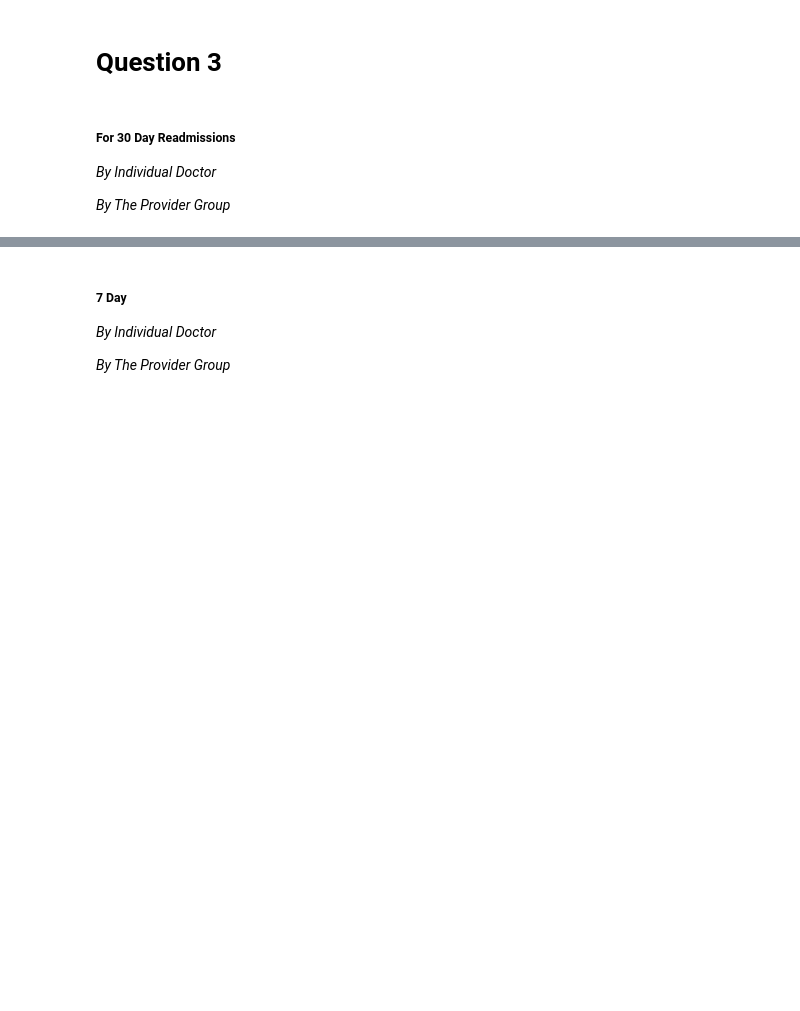
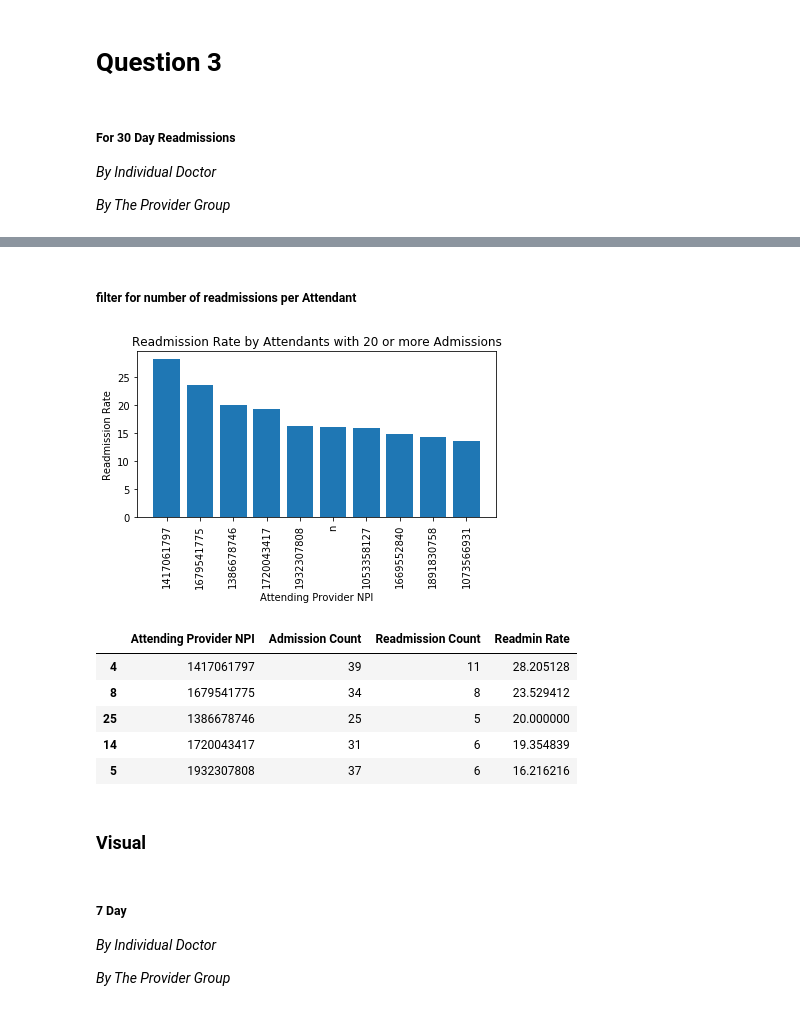
Before and after one commit to tipearso/hospital-readmissions, a Jupyter notebook: Jupyter Notebooks/Boo-Boo Exploratory.ipynb, the cells around one changed output, grey strips where cells are left out. Cells and saved outputs as stored; diff of their text form; code cells hidden in the pictures; blank space fills up the shorter version.

```diff
--- a/Jupyter Notebooks/Boo-Boo Exploratory.ipynb
+++ b/Jupyter Notebooks/Boo-Boo Exploratory.ipynb
@@ -274,0 +338,35 @@ _By The Provider Group_
+# %% [markdown]
+##### filter for number of readmissions per Attendant
+# %%
+attendant_admin = ip_admin['Attending Provider NPI'].value_counts()
+attendant_admin = pd.DataFrame(attendant_admin).reset_index()
+attendant_admin.rename(columns={'index':'Attending Provider NPI', 'Attending Provider NPI':'Admission Count'}, inplace=True)
+# attendant_admin
+# %%
+attendant_readmin = ip_between['Attending Provider NPI'].value_counts()
+attendant_readmin = pd.DataFrame(attendant_readmin).reset_index()
+attendant_readmin.rename(columns={'index':'Attending Provider NPI', 'Attending Provider NPI':'Readmission Count'}, inplace=True)
+# attendant_readmin
+# %%
+attendant_counts = pd.merge(attendant_admin, attendant_readmin, on="Attending Provider NPI", how="inner")
+attendant_counts['Readmin Rate'] = (attendant_counts['Readmission Count'] / attendant_counts['Admission Count'])*100
+attendant_rate = attendant_counts.sort_values(by='Readmin Rate', ascending=False)
+attendant_rate = attendant_rate[attendant_rate['Admission Count'] > 20]
+# attendant_rate.head()
+# %%
+plt.bar('Attending Provider NPI', 'Readmin Rate',data=attendant_rate.head(10))
+plt.xlabel('Attending Provider NPI')
+plt.ylabel('Readmission Rate')
+plt.title('Readmission Rate by Attendants with 20 or more Admissions')
+plt.xticks(rotation=90)
+plt.tight_layout()
+plt.show()
+display(attendant_rate.head())
+# %% [output]
+[figure, added]
+|  | Attending Provider NPI | Admission Count | Readmission Count | Readmin Rate |
+| 4 | 1417061797 | 39 | 11 | 28.205128 |
+| 8 | 1679541775 | 34 | 8 | 23.529412 |
+| 25 | 1386678746 | 25 | 5 | 20.000000 |
+| 14 | 1720043417 | 31 | 6 | 19.354839 |
+| 5 | 1932307808 | 37 | 6 | 16.216216 |
@@ -274,0 +378,2 @@ _By The Provider Group_
+# %% [markdown]
+### Visual
```
Also changed, not shown: parts of 82 cells of this notebook, 2 other files.
